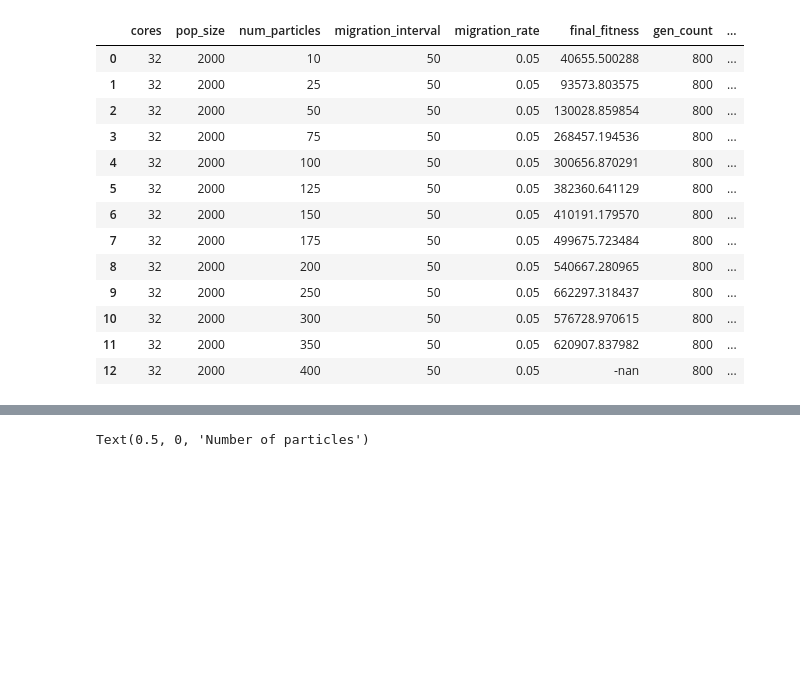
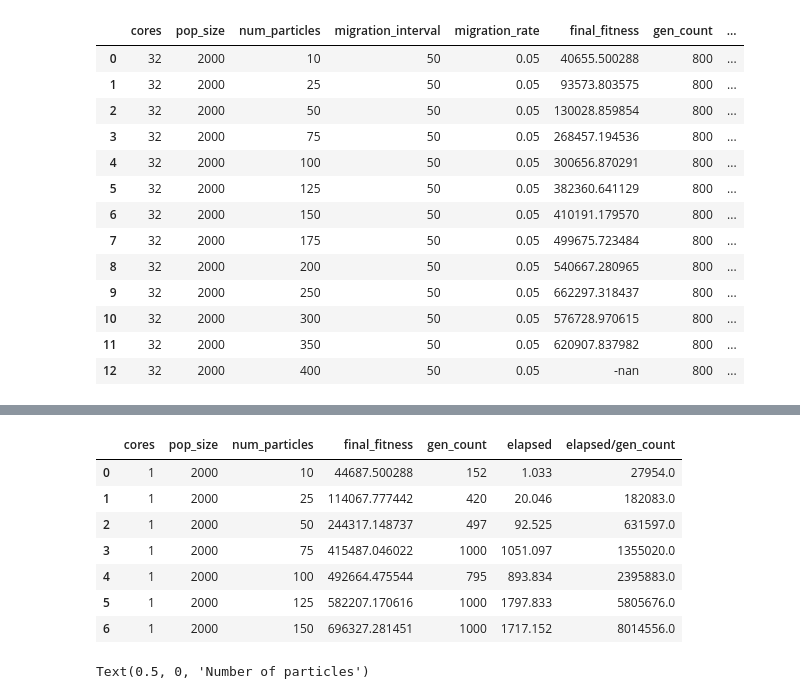
Before and after one commit to matthewdicks98/CSC-HPC-Project, a Jupyter notebook: particles.ipynb, the cells around one changed output, grey strips where cells are left out. Cells and saved outputs as stored; diff of their text form; code cells hidden in the pictures; blank space fills up the shorter version.

```diff
--- a/particles.ipynb
+++ b/particles.ipynb
@@ -64,3 +100,14 @@ mpi_particles
+# %%
+laptop_ser_particles
+# %% [output]
+|  | cores | pop_size | num_particles | final_fitness | gen_count | elapsed | elapsed/gen_count |
+| 0 | 1 | 2000 | 10 | 44687.500288 | 152 | 1.033 | 27954.0 |
+| 1 | 1 | 2000 | 25 | 114067.777442 | 420 | 20.046 | 182083.0 |
+| 2 | 1 | 2000 | 50 | 244317.148737 | 497 | 92.525 | 631597.0 |
+| 3 | 1 | 2000 | 75 | 415487.046022 | 1000 | 1051.097 | 1355020.0 |
+| 4 | 1 | 2000 | 100 | 492664.475544 | 795 | 893.834 | 2395883.0 |
+| 5 | 1 | 2000 | 125 | 582207.170616 | 1000 | 1797.833 | 5805676.0 |
+| 6 | 1 | 2000 | 150 | 696327.281451 | 1000 | 1717.152 | 8014556.0 |
 # %%
 plt.figure(figsize=(9,7))
 plt.grid(alpha=0.15)
```
Also changed, not shown: parts of 4 cells of this notebook, 14 other files.
